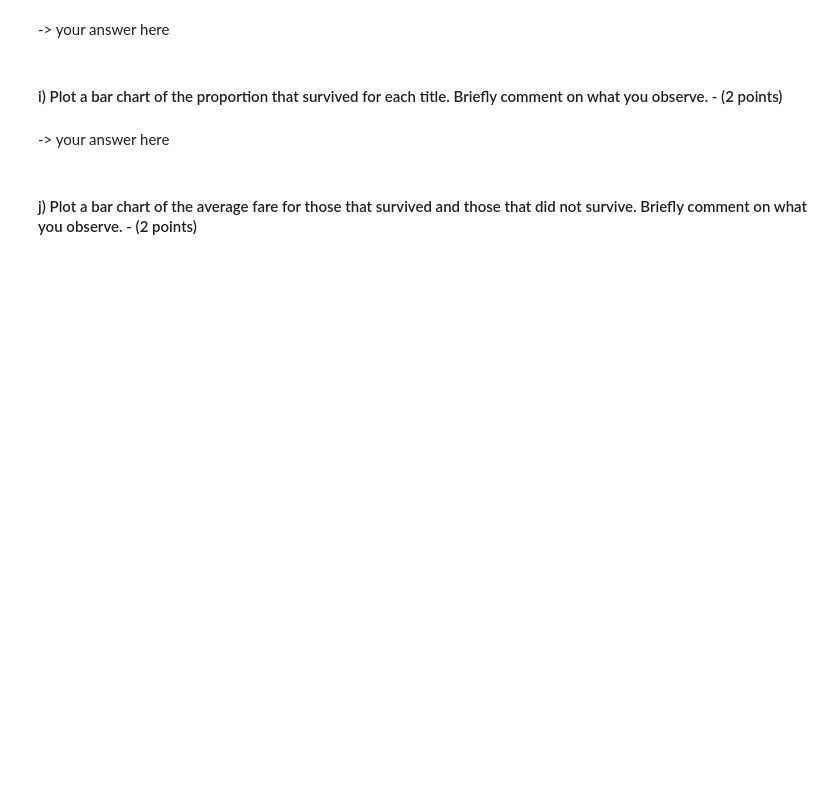
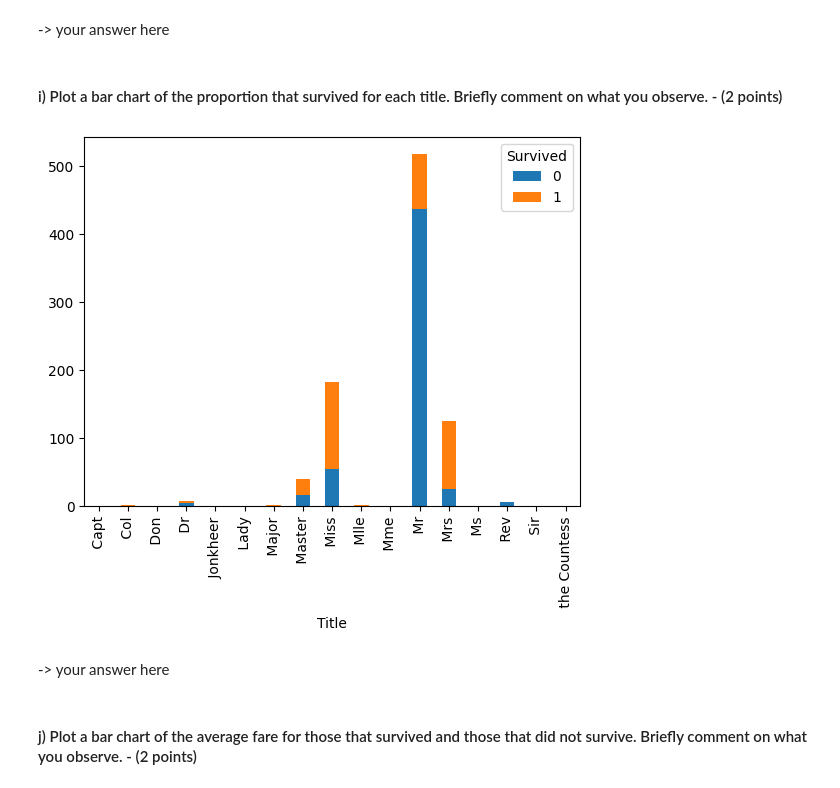
Before and after one commit to CS506-Boston-University/homework-1-FrankLi3, a Jupyter notebook: homework1.ipynb, the cells around one changed output. Drawn from its saved outputs; the diff is of its cells as text; code cells hidden in the pictures; blank space fills up the shorter version.

```diff
--- a/homework1.ipynb
+++ b/homework1.ipynb
@@ -94,3 +152,9 @@ For example, if the original `Name` column contains "Braund, Mr. Owen Harris", t
+# %%
+b=pd.crosstab(index = df["Title"], columns = df["Survived"])
+b.plot.bar(stacked=True)
+plt.show()
+# %% [output]
+[figure, added]
 # %% [markdown]
 -> your answer here
 # %% [markdown]
```
Also changed, not shown: parts of 28 cells of this notebook, 3 other files.
